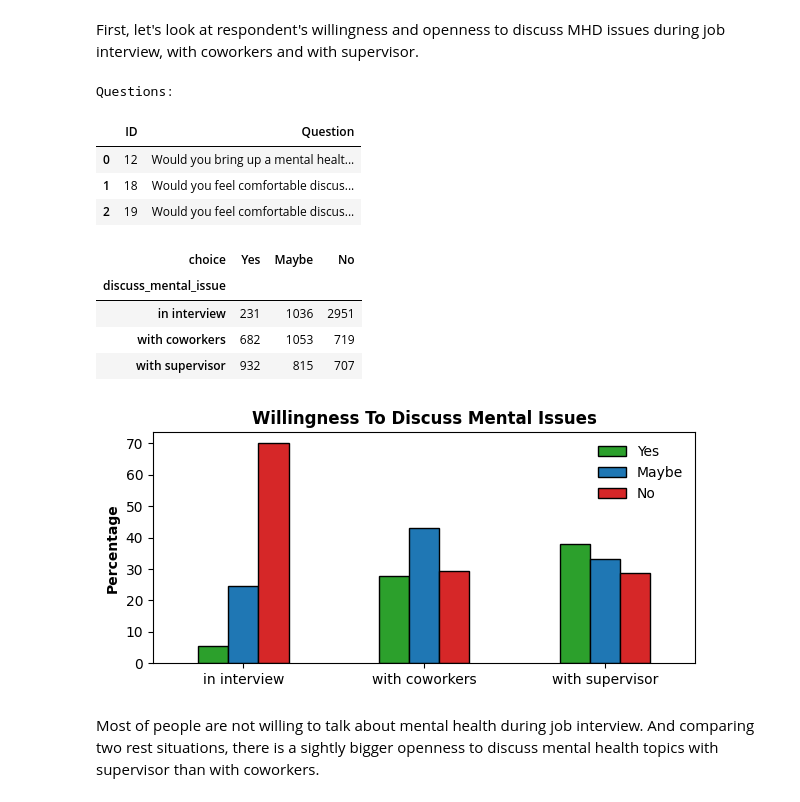
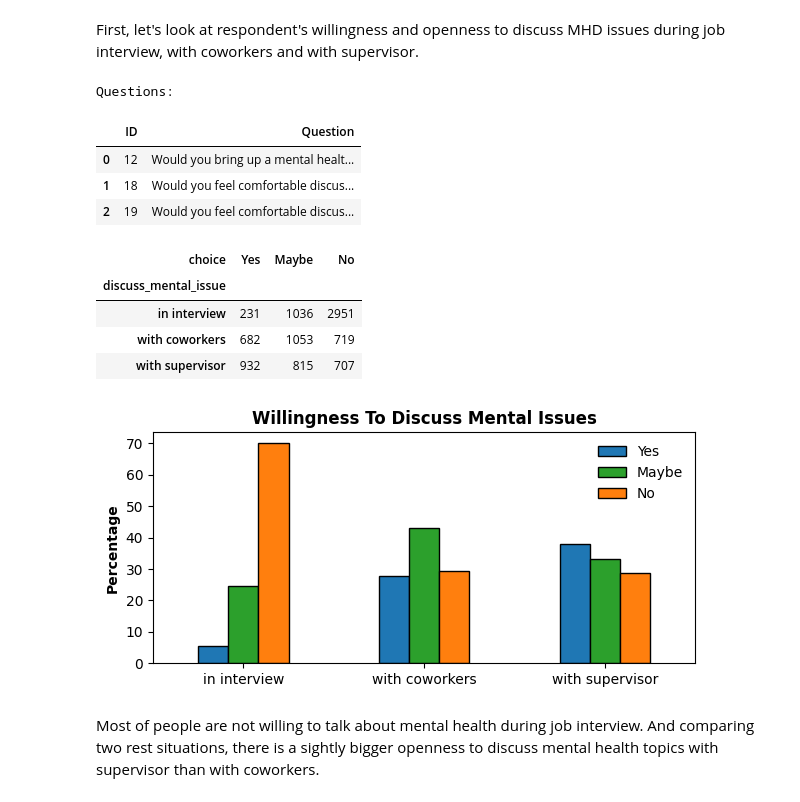
Before and after one commit to GegznaV/ds-projects, a Jupyter notebook: mental-health/mental-health.ipynb, the cells around one changed output. Drawn from its saved outputs; the diff is of its cells as text; code cells hidden in the pictures.

Commit message:
Update mental health project

```diff
--- a/mental-health/mental-health.ipynb
+++ b/mental-health/mental-health.ipynb
@@ -1488,24 +1498,26 @@ First, let's look at respondent's willingness and openness to discuss MHD issues
 # %%
 print_questions((12, 18, 19))
 
 ct = my.crosstab(q_openness, "discuss_mental_issue", "choice")
 my.plot_crosstab_as_barplot(
-    ct, color=[green, blue, red], title="Willingness To Discuss Mental Issues"
+    ct,
+    color=[blue, green, orange],
+    title="Willingness To Discuss Mental Issues",
 )
 plt.gca().legend(frameon=False)
 ct
 # %% [output]
 Questions:
 |  | ID | Question |
 | 0 | 12 | Would you bring up a mental healt... |
 | 1 | 18 | Would you feel comfortable discus... |
 | 2 | 19 | Would you feel comfortable discus... |
 | choice | Yes | Maybe | No |
 | discuss_mental_issue |  |  |  |
 | in interview | 231 | 1036 | 2951 |
 | with coworkers | 682 | 1053 | 719 |
 | with supervisor | 932 | 815 | 707 |
-[figure, old version]
+[figure, new version]
 # %% [markdown]
 Most of people are not willing to talk about mental health during job interview.
 And comparing two rest situations, there is a sightly bigger openness to discuss mental health topics with supervisor than with coworkers.
```
Also changed, not shown: parts of 19 cells of this notebook, 1 other file.
